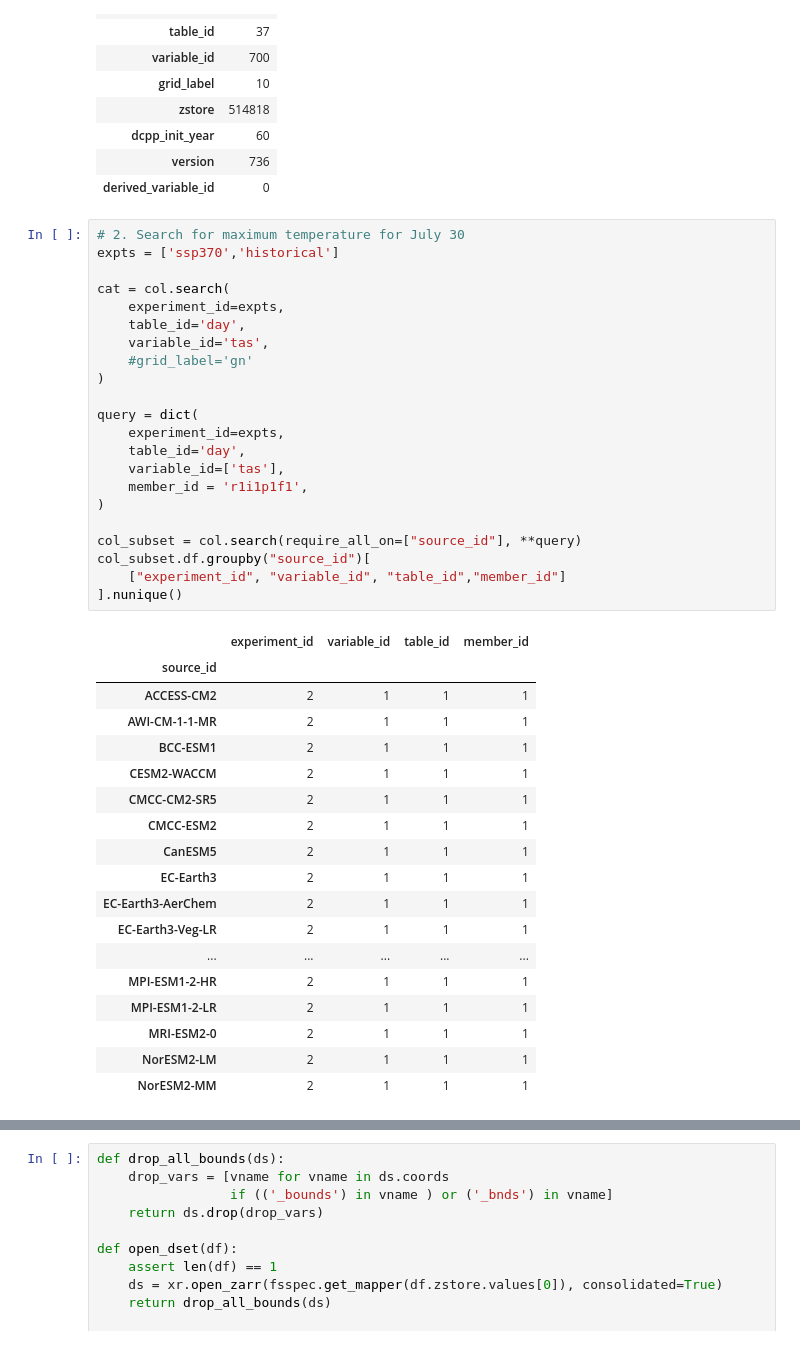
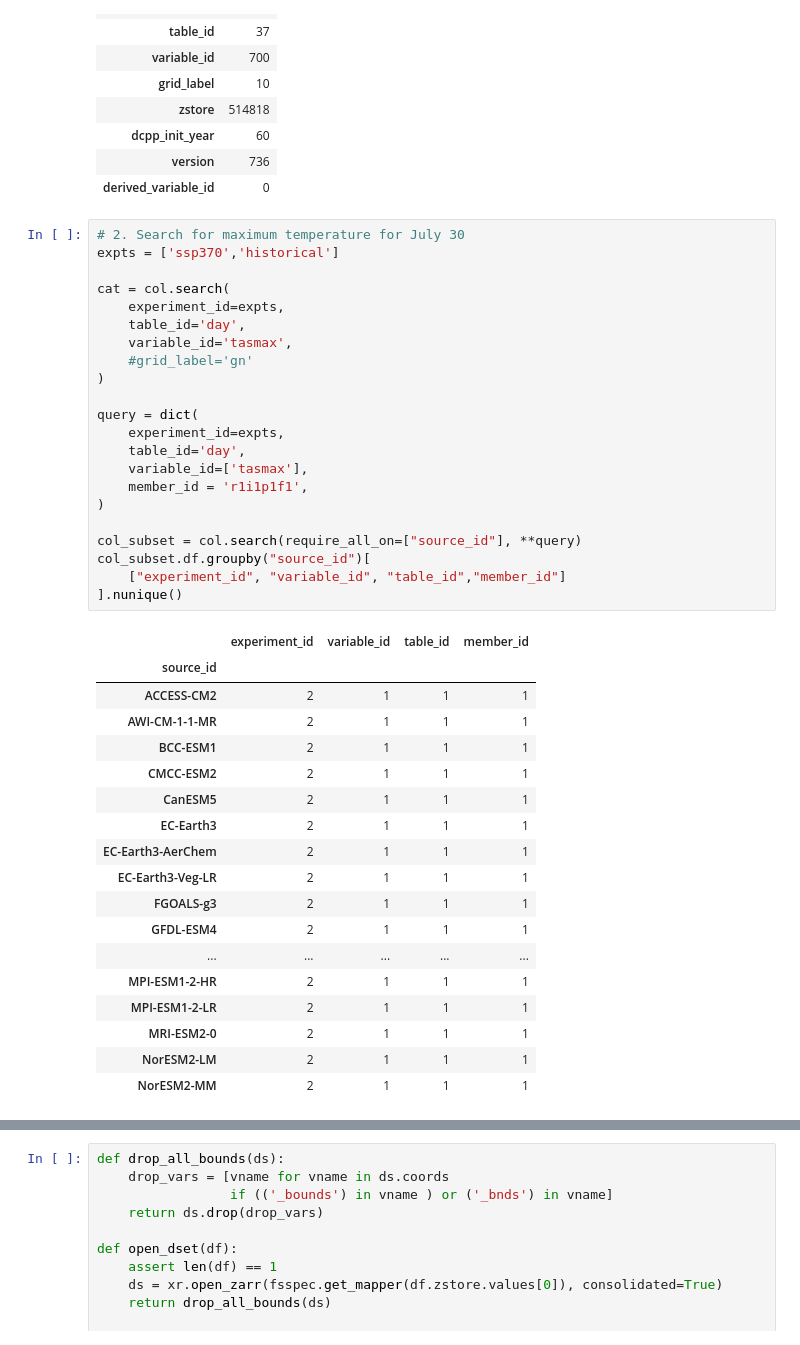
Before and after one commit to hrhampapura/moment_delta_mapping, a Jupyter notebook: lens_analysis/Aliasing-CMIP6.ipynb, the cells around one changed output, grey strips where cells are left out. Saved outputs shown, nothing was run; the diff lists cells and outputs as text.

```diff
--- a/lens_analysis/Aliasing-CMIP6.ipynb
+++ b/lens_analysis/Aliasing-CMIP6.ipynb
@@ -37,38 +37,38 @@ pangeo-cmip6 catalog with 7674 dataset(s) from 514818 asset(s):
 # %%
 # 2. Search for maximum temperature for July 30
 expts = ['ssp370','historical']
 
 cat = col.search(
     experiment_id=expts,
     table_id='day',
-    variable_id='tas',
+    variable_id='tasmax',
     #grid_label='gn'
 )
 
 query = dict(
     experiment_id=expts,
     table_id='day',
-    variable_id=['tas'],
+    variable_id=['tasmax'],
     member_id = 'r1i1p1f1',
 )
 
 col_subset = col.search(require_all_on=["source_id"], **query)
 col_subset.df.groupby("source_id")[
     ["experiment_id", "variable_id", "table_id","member_id"]
 ].nunique()
 # %% [output]
 |  | experiment_id | variable_id | table_id | member_id |
 | source_id |  |  |  |  |
 | ACCESS-CM2 | 2 | 1 | 1 | 1 |
 | AWI-CM-1-1-MR | 2 | 1 | 1 | 1 |
 | BCC-ESM1 | 2 | 1 | 1 | 1 |
-| CESM2-WACCM | 2 | 1 | 1 | 1 |
-| CMCC-CM2-SR5 | 2 | 1 | 1 | 1 |
 | CMCC-ESM2 | 2 | 1 | 1 | 1 |
 | CanESM5 | 2 | 1 | 1 | 1 |
 | EC-Earth3 | 2 | 1 | 1 | 1 |
 | EC-Earth3-AerChem | 2 | 1 | 1 | 1 |
 | EC-Earth3-Veg-LR | 2 | 1 | 1 | 1 |
+| FGOALS-g3 | 2 | 1 | 1 | 1 |
+| GFDL-ESM4 | 2 | 1 | 1 | 1 |
 | ... | ... | ... | ... | ... |
 | MPI-ESM1-2-HR | 2 | 1 | 1 | 1 |
 | MPI-ESM1-2-LR | 2 | 1 | 1 | 1 |
```
Also changed, not shown: parts of 23 cells of this notebook, 1 other file.
